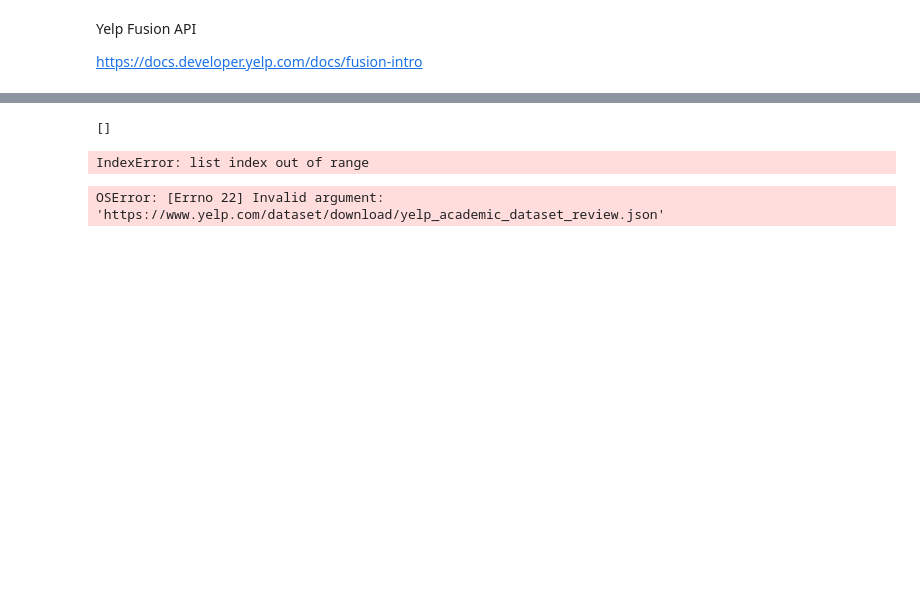
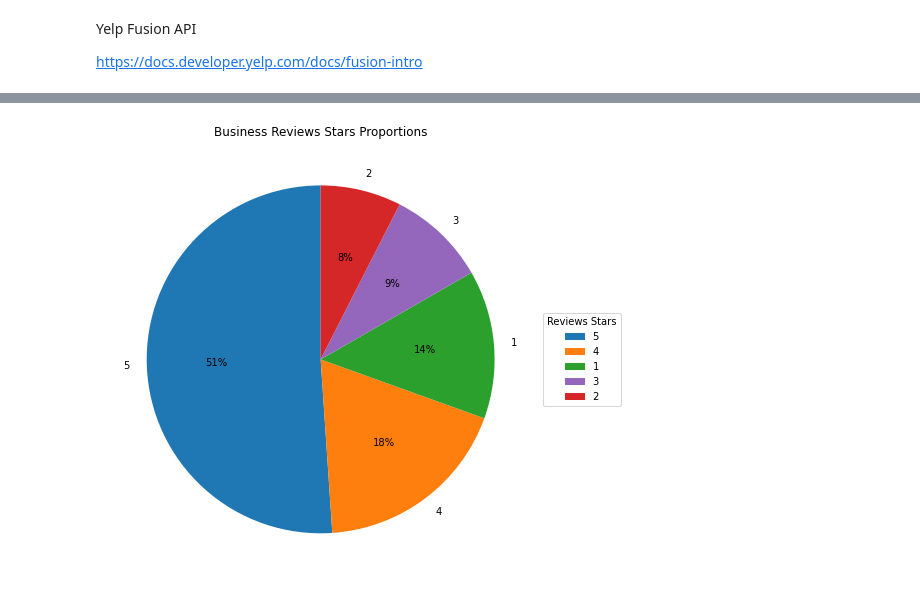
Before and after one commit to pajeeokoth/Strat-up-AI-product, a Jupyter notebook: P6_02_jupyternotebook.ipynb, the cells around one changed output, grey strips where cells are left out. Saved outputs shown, nothing was run; the diff lists cells and outputs as text; code cells hidden in the pictures; blank space fills up the shorter version.

```diff
--- a/P6_02_jupyternotebook.ipynb
+++ b/P6_02_jupyternotebook.ipynb
@@ -62,15 +88,12 @@ df_b.info()
 # %%
+%%time
 # Find relevant business categories
-df_explode = df_b.assign(categories = df_b.categories
+df_cat = df_b.assign(categories = df_b.categories
                          .str.split(', ')).explode('categories')
 # list out the individual business categories
-df_explode.categories.value_counts()
-print('Total # of categories: ', len(df_explode.categories.value_counts()))
-print('Top 10 Categories: ', df_explode.categories.value_counts()[:10])
-
-#Find the categories containing RV
-print('Categories with RV')
-df_explode[df_explode.categories.str.contains('RV',
-                      case=True,na=False)].categories.value_counts()
+df_cat.categories.value_counts()
+print('Total # of categories: ', len(df_cat.categories.value_counts()))
+print('-------------------------------')
+print('Top 10 Categories: ', df_cat.categories.value_counts()[:10])
 # %% [output]
 Total # of categories:  1302
@@ -96,5 +115,5 @@ Name: count, dtype: int64
 # %%
-# Filter business dataset on restaurants
-df_res = df_explode[df_explode['categories']=='Restaurants']
+# Filter business dataset to only restaurants
+df_res = df_cat[df_cat['categories']=='Restaurants']
 # df_res.info()
 # %%
@@ -191,9 +195,0 @@ question_divs = soup.find_all('div', class_="s-post-summary js-post-summary")
-# %%
-question_divs
-# %% [output]
-[]
-# %%
-# Find the summary text of the first question
-question_divs[0].find("a", class_="s-link").text
-# %% [output]
-IndexError: list index out of range
@@ -203,19 +196,25 @@ browser.quit()
-# %%
-yelp_batch = []
-var_dtypes = {"stars": np.float16,
-            "useful": np.int32,
-            "funny": np.int32,
-            "cool": np.int32,
-           }
-with open("https://www.yelp.com/dataset/download/yelp_academic_dataset_review.json", "r") as f:
-    reader = pd.read_json(f, orient="records", lines=True,
-                          dtype=var_dtypes, chunksize=1000)
-
-    for chunk in reader:
-        reduced_chunk = chunk.drop(columns=['review_id', 'user_id'])\
-                             .query("`date` >= '2017-12-01'")
-        yelp_batch.append(reduced_chunk)
-
-yelp_batch = pd.concat(yelp_batch, ignore_index=True)
-# %% [output]
-OSError: [Errno 22] Invalid argument: 'https://www.yelp.com/dataset/download/yelp_academic_dataset_review.json'
+# %%
+# Exploratory Data Analysis: Category Distribution
+import matplotlib.pyplot as plt
+label_dist = df.groupby('review_stars')['business_id'].count().sort_values(ascending=False).to_frame().reset_index()
+colors = ['tab:blue', 'tab:orange', 'tab:green', 'tab:purple', 'tab:red']
+
+fig, ax = plt.subplots(figsize=(10, 8))
+fig.patch.set_facecolor('white')
+
+ax.pie(label_dist.business_id,
+        labels = label_dist.review_stars,
+        colors = colors,
+        startangle = 90,
+        autopct = '%.0f%%',
+        textprops=dict(color="black"))
+
+# Adding legend
+ax.legend(label_dist.review_stars,
+          title="Reviews Stars",
+          loc="center left",
+          bbox_to_anchor=(1, 0, 0.5, 1))
+ax.set_title('Business Reviews Stars Proportions')
+plt.show()
+# %% [output]
+[figure, added]
```
Also changed, not shown: parts of 38 cells of this notebook.
